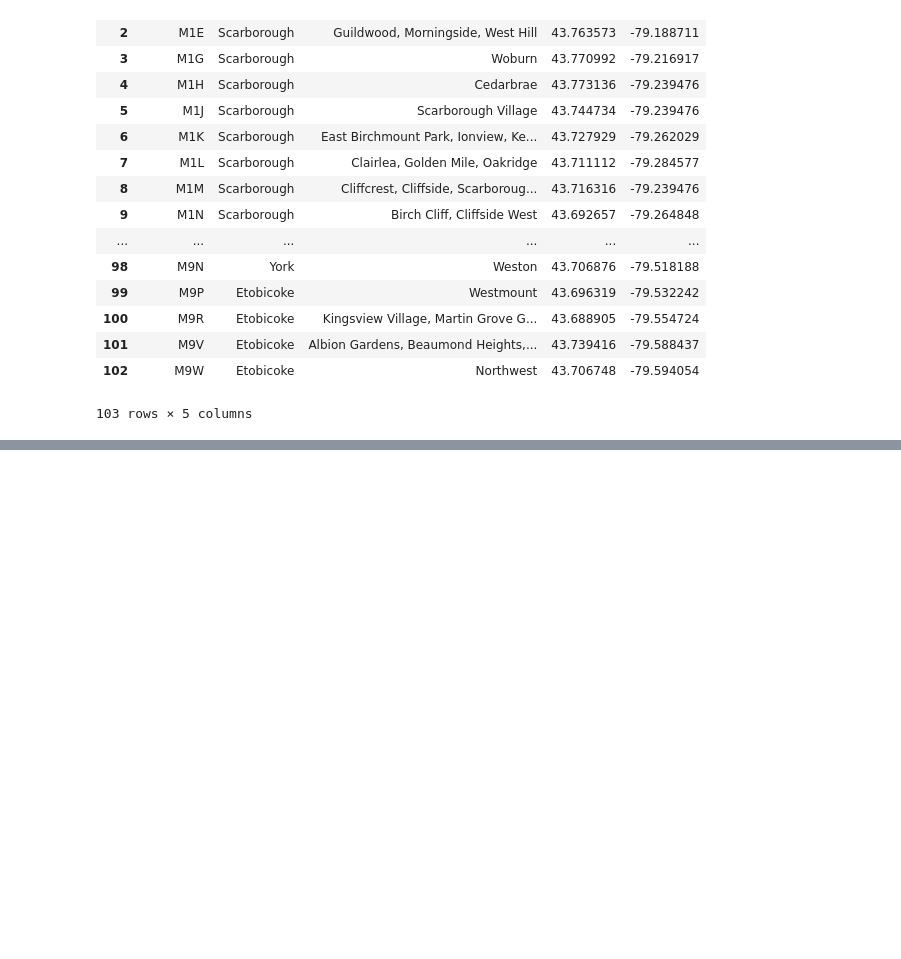
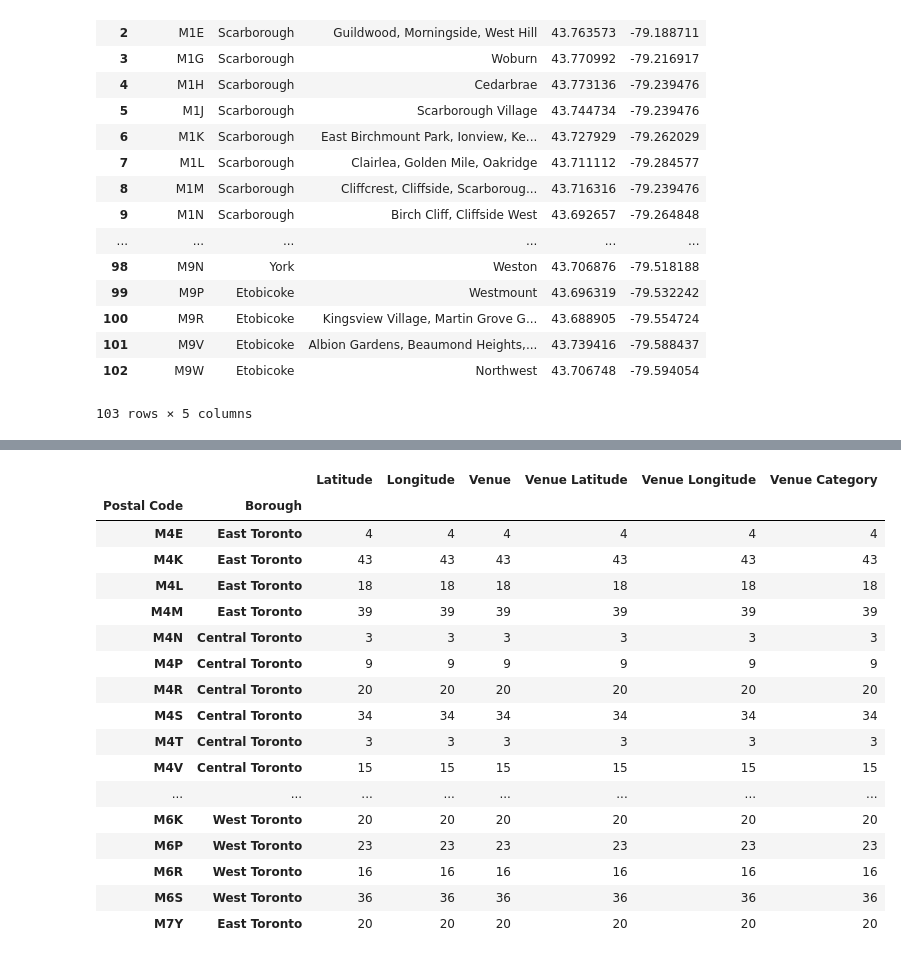
Before and after one commit to varunvj-se/Coursera_Capstone, a Jupyter notebook: Coursera_Capstone_Week3.ipynb, the cells around one changed output, grey strips where cells are left out. Cells and saved outputs as stored; diff of their text form; code cells hidden in the pictures; blank space fills up the shorter version.

```diff
--- a/Coursera_Capstone_Week3.ipynb
+++ b/Coursera_Capstone_Week3.ipynb
@@ -137,0 +187,10 @@ pd.merge(left=df,right=geodatadf)
+# %%
+import folium
+from geopy.geocoders import Nominatim
+address = 'Toronto'
+
+geolocator = Nominatim(user_agent="toronto_explorer")
+location = geolocator.geocode(address)
+latitude = location.latitude
+longitude = location.longitude
+print('The geograpical coordinate of Toronto are {}, {}.'.format(latitude, longitude))
@@ -137,0 +227,7 @@ pd.merge(left=df,right=geodatadf)
+# %%
+#Setup Four square API
+CLIENT_ID = '4XABAN0SWQBF5IFGMH3AEQUZ4VWELOHIKQEKAVWH40POBUHT' # your Foursquare ID
+CLIENT_SECRET = 'M5UM1SWPWU0Q25OILNLX1VJWEESUGKA43WQPVM0KJ503MMSN' # your Foursquare Secret
+VERSION = '20180605' # Foursquare API version
+
+print('Credentials Setup done')
@@ -137,0 +236,4 @@ pd.merge(left=df,right=geodatadf)
+# %%
+#Define radius to search near by place and count of total location
+radius = 500
+limit = 100
@@ -137,0 +287,11 @@ pd.merge(left=df,right=geodatadf)
+# %%
+# Details of nearby places for addtional research
+toronto_venues = getNearbyVenues(codes=torontodf['Postcode'],
+                                  names=torontodf['Borough'],
+                                  latitudes=torontodf['Latitude'],
+                                  longitudes=torontodf['Longitude']
+                                   )
+
+
+print(toronto_venues.shape)
+print(toronto_venues.head())
@@ -137,0 +316,22 @@ pd.merge(left=df,right=geodatadf)
+# %%
+# Grouping by post code and borough and printing count
+toronto_venues.groupby(['Postal Code', 'Borough']).count()
+# %% [output]
+|  |  | Latitude | Longitude | Venue | Venue Latitude | Venue Longitude | Venue Category |
+| Postal Code | Borough |  |  |  |  |  |  |
+| M4E | East Toronto | 4 | 4 | 4 | 4 | 4 | 4 |
+| M4K | East Toronto | 43 | 43 | 43 | 43 | 43 | 43 |
+| M4L | East Toronto | 18 | 18 | 18 | 18 | 18 | 18 |
+| M4M | East Toronto | 39 | 39 | 39 | 39 | 39 | 39 |
+| M4N | Central Toronto | 3 | 3 | 3 | 3 | 3 | 3 |
+| M4P | Central Toronto | 9 | 9 | 9 | 9 | 9 | 9 |
+| M4R | Central Toronto | 20 | 20 | 20 | 20 | 20 | 20 |
+| M4S | Central Toronto | 34 | 34 | 34 | 34 | 34 | 34 |
+| M4T | Central Toronto | 3 | 3 | 3 | 3 | 3 | 3 |
+| M4V | Central Toronto | 15 | 15 | 15 | 15 | 15 | 15 |
+| ... | ... | ... | ... | ... | ... | ... | ... |
+| M6K | West Toronto | 20 | 20 | 20 | 20 | 20 | 20 |
+| M6P | West Toronto | 23 | 23 | 23 | 23 | 23 | 23 |
+| M6R | West Toronto | 16 | 16 | 16 | 16 | 16 | 16 |
+| M6S | West Toronto | 36 | 36 | 36 | 36 | 36 | 36 |
+| M7Y | East Toronto | 20 | 20 | 20 | 20 | 20 | 20 |
```
Also changed, not shown: parts of 12 cells of this notebook.
